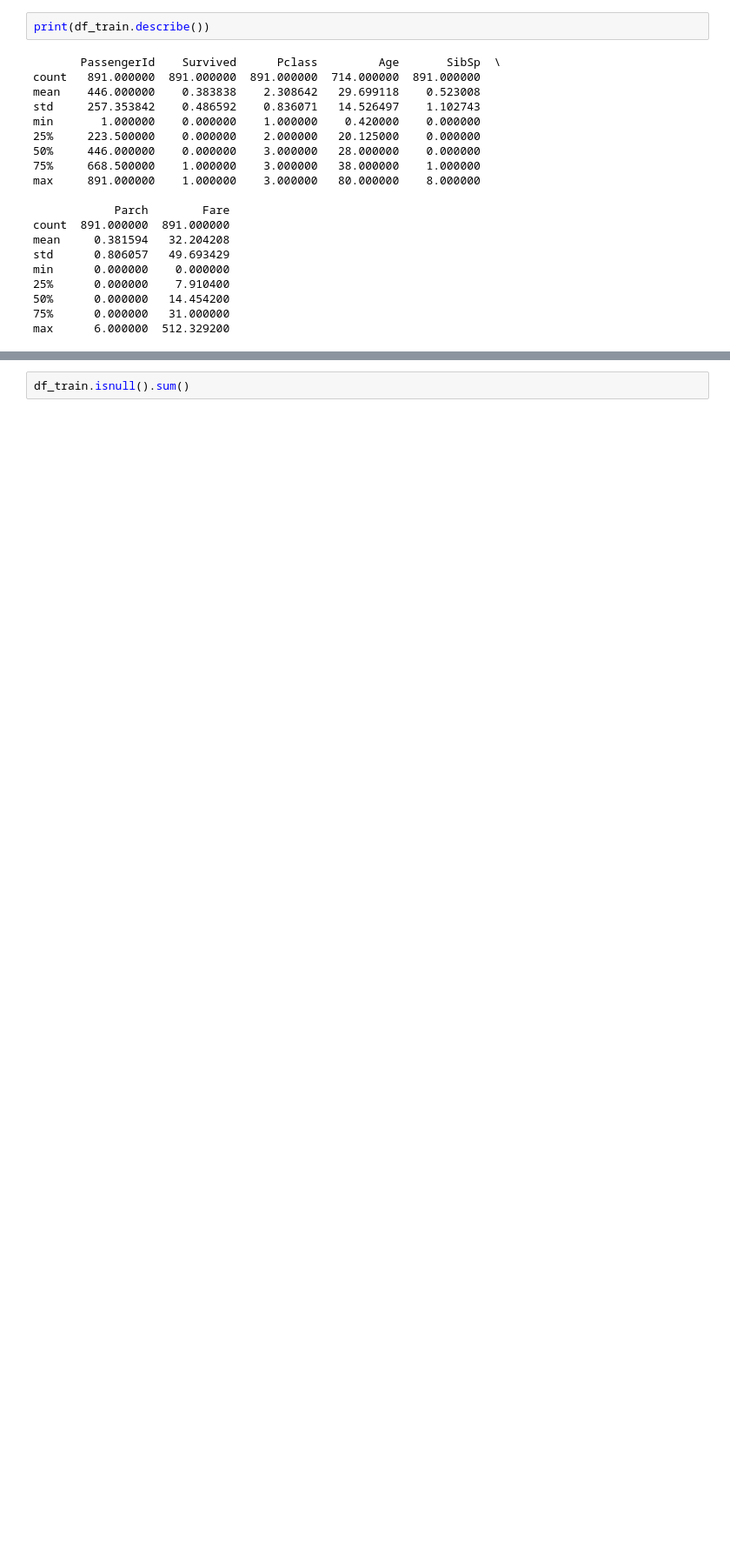
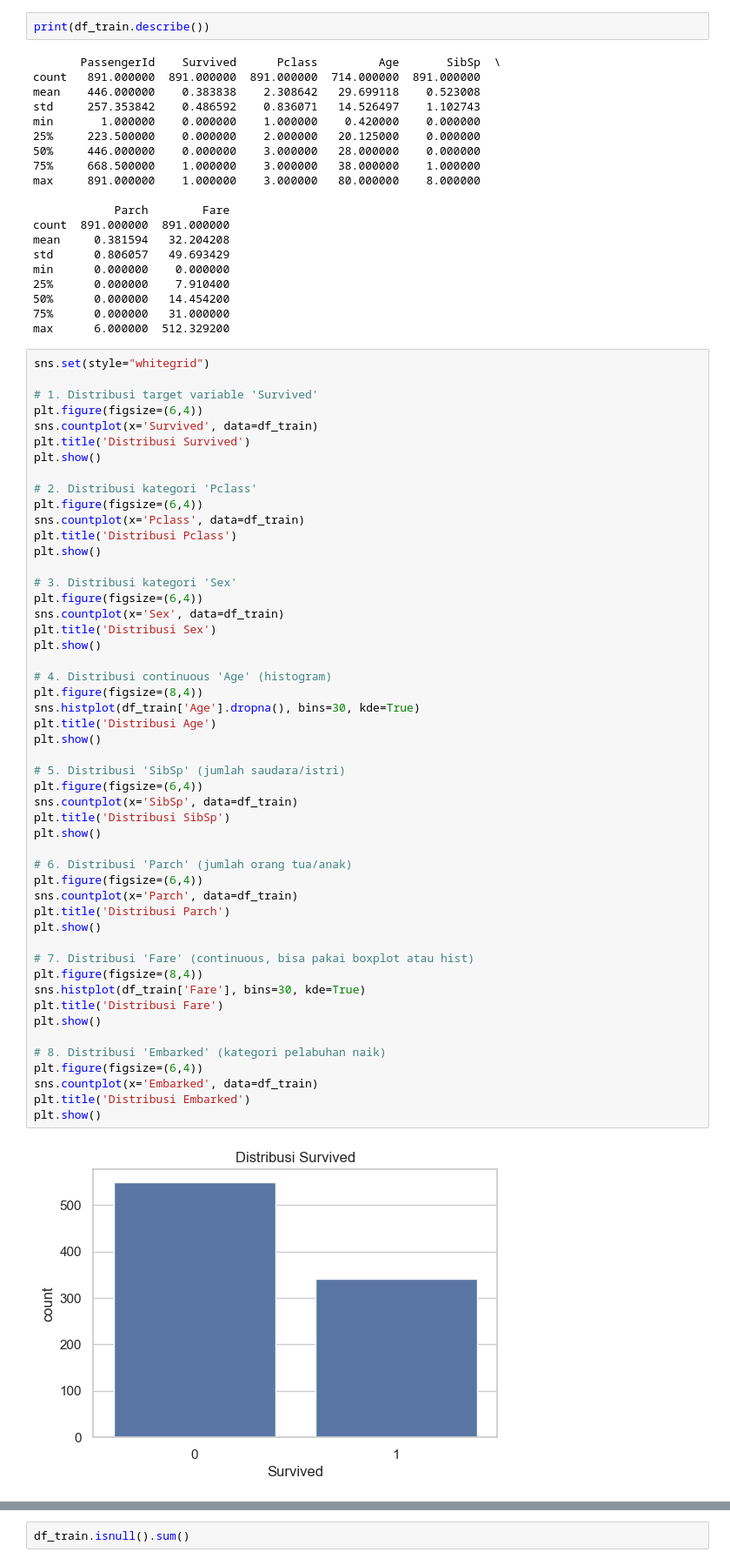
Before and after one commit to haldies/titanic_preprocessing, a Jupyter notebook: preprocessing/Eksperimen_SML_Haldies.ipynb, the cells around one changed output, grey strips where cells are left out. Shown at 87% size. Drawn from its saved outputs; the diff is of its cells as text; blank space fills up the shorter version.

```diff
--- a/preprocessing/Eksperimen_SML_Haldies.ipynb
+++ b/preprocessing/Eksperimen_SML_Haldies.ipynb
@@ -67,3 +78,55 @@ min      0.000000    0.000000
 50%      0.000000   14.454200
 75%      0.000000   31.000000
 max      6.000000  512.329200
+# %%
+sns.set(style="whitegrid")
+
+# 1. Distribusi target variable 'Survived'
+plt.figure(figsize=(6,4))
+sns.countplot(x='Survived', data=df_train)
+plt.title('Distribusi Survived')
+plt.show()
+
+# 2. Distribusi kategori 'Pclass'
+plt.figure(figsize=(6,4))
+sns.countplot(x='Pclass', data=df_train)
+plt.title('Distribusi Pclass')
+plt.show()
+
+# 3. Distribusi kategori 'Sex'
+plt.figure(figsize=(6,4))
+sns.countplot(x='Sex', data=df_train)
+plt.title('Distribusi Sex')
+plt.show()
+
+# 4. Distribusi continuous 'Age' (histogram)
+plt.figure(figsize=(8,4))
+sns.histplot(df_train['Age'].dropna(), bins=30, kde=True)
+plt.title('Distribusi Age')
+plt.show()
+
+# 5. Distribusi 'SibSp' (jumlah saudara/istri)
+plt.figure(figsize=(6,4))
+sns.countplot(x='SibSp', data=df_train)
+plt.title('Distribusi SibSp')
+plt.show()
+
+# 6. Distribusi 'Parch' (jumlah orang tua/anak)
+plt.figure(figsize=(6,4))
+sns.countplot(x='Parch', data=df_train)
+plt.title('Distribusi Parch')
+plt.show()
+
+# 7. Distribusi 'Fare' (continuous, bisa pakai boxplot atau hist)
+plt.figure(figsize=(8,4))
+sns.histplot(df_train['Fare'], bins=30, kde=True)
+plt.title('Distribusi Fare')
+plt.show()
+
+# 8. Distribusi 'Embarked' (kategori pelabuhan naik)
+plt.figure(figsize=(6,4))
+sns.countplot(x='Embarked', data=df_train)
+plt.title('Distribusi Embarked')
+plt.show()
+# %% [output]
+[figure, added]
```
Also changed, not shown: parts of 11 cells of this notebook.
